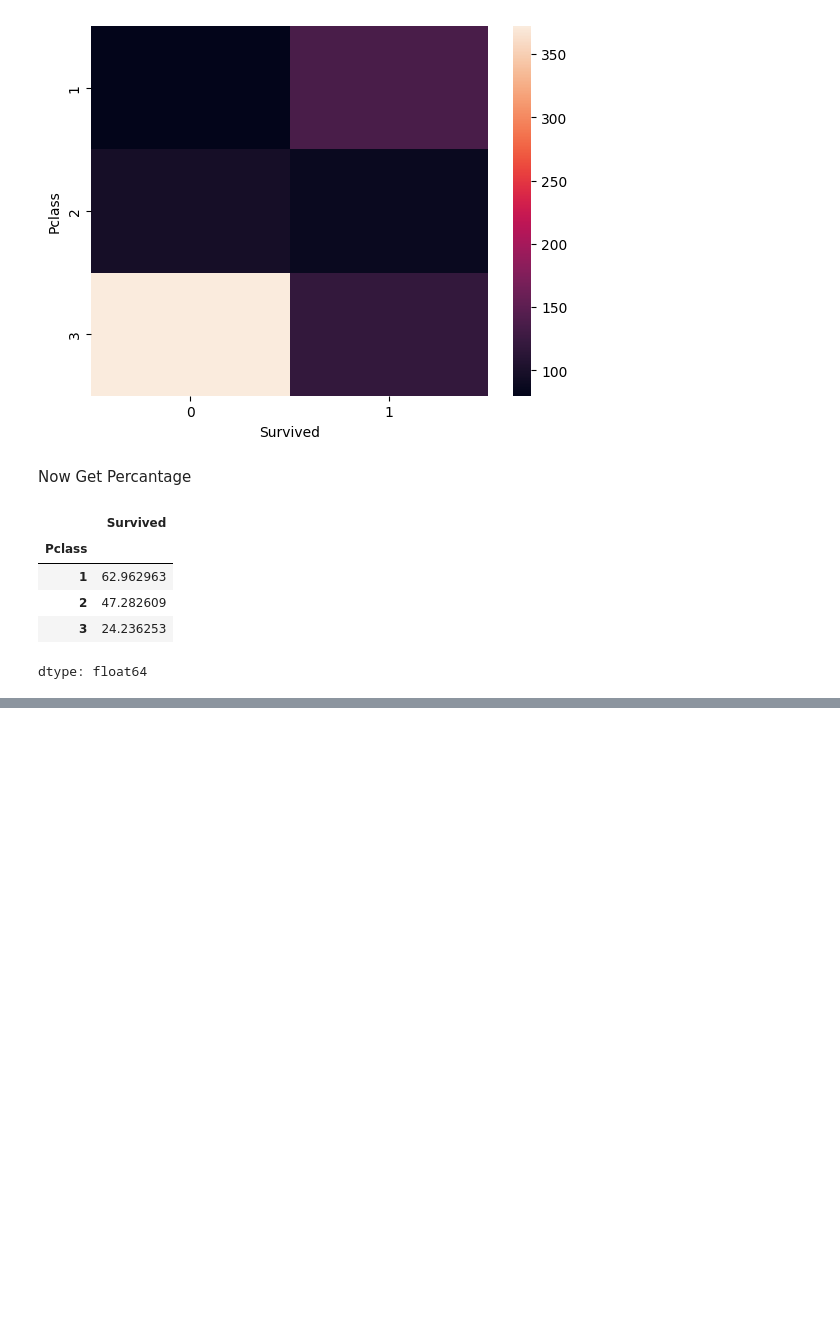
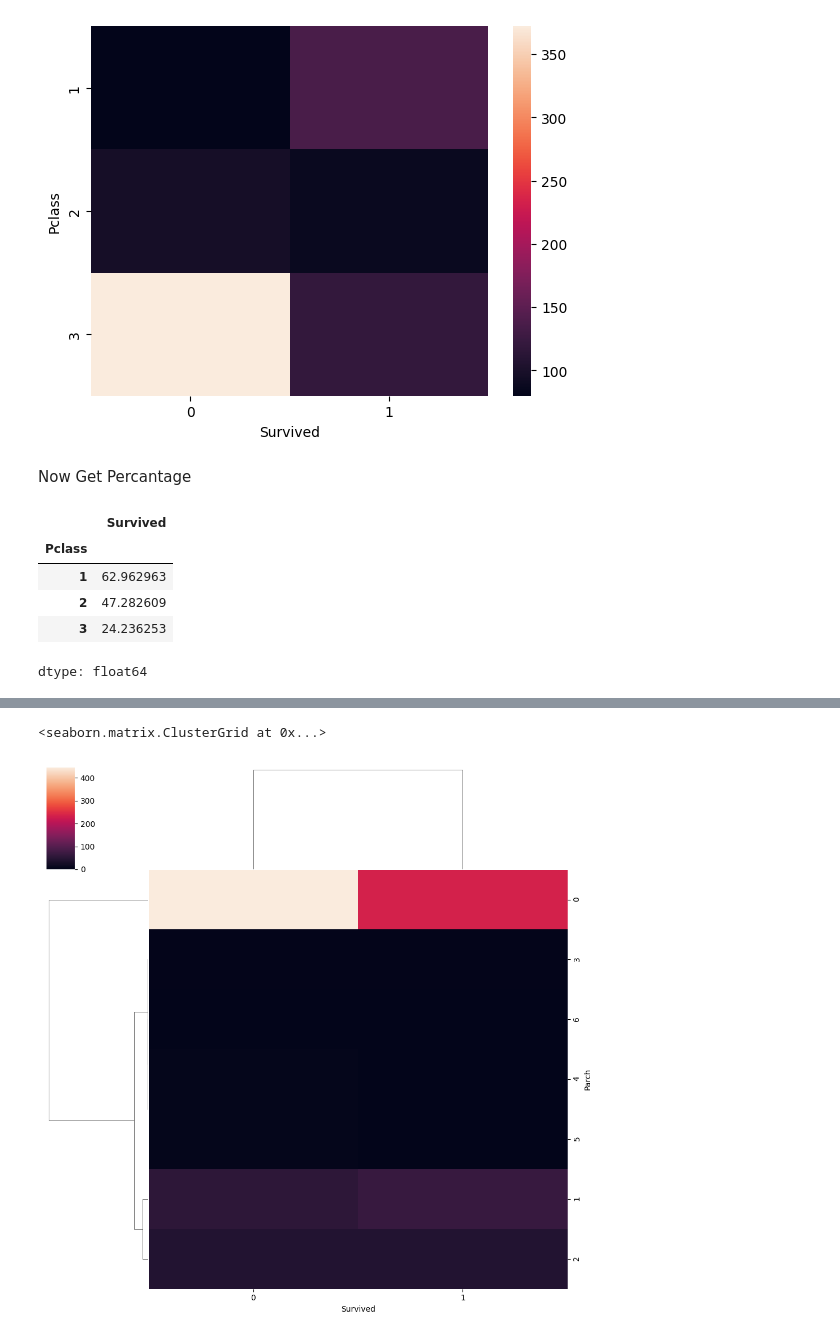
Before and after one commit to zain4cs/Data_Visualization, a Jupyter notebook: Beginner_Visualization.ipynb, the cells around one changed output, grey strips where cells are left out. Cells and saved outputs as stored; diff of their text form; code cells hidden in the pictures; blank space fills up the shorter version.

```diff
--- a/Beginner_Visualization.ipynb
+++ b/Beginner_Visualization.ipynb
@@ -262,0 +301,5 @@ dtype: float64
+# %%
+sns.clustermap(pd.crosstab(titanic['Parch'], titanic['Survived']))
+# %% [output]
+<seaborn.matrix.ClusterGrid at 0x...>
+[figure, added]
```
Also changed, not shown: parts of 19 cells of this notebook.
